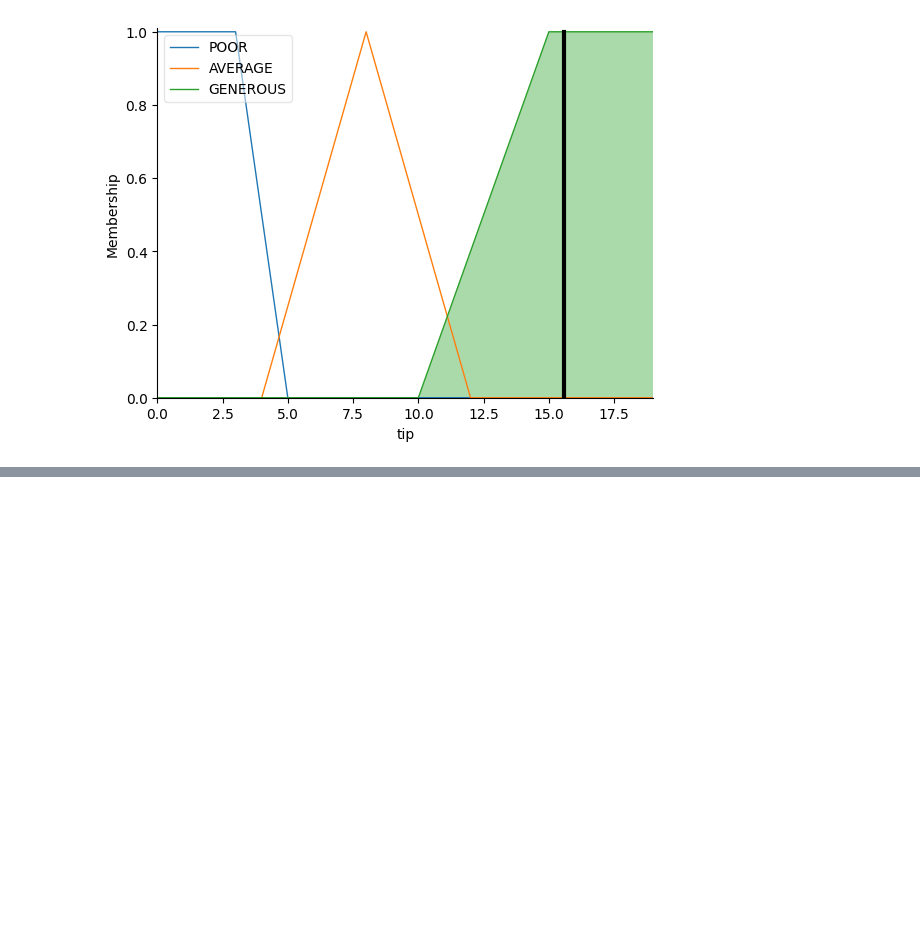
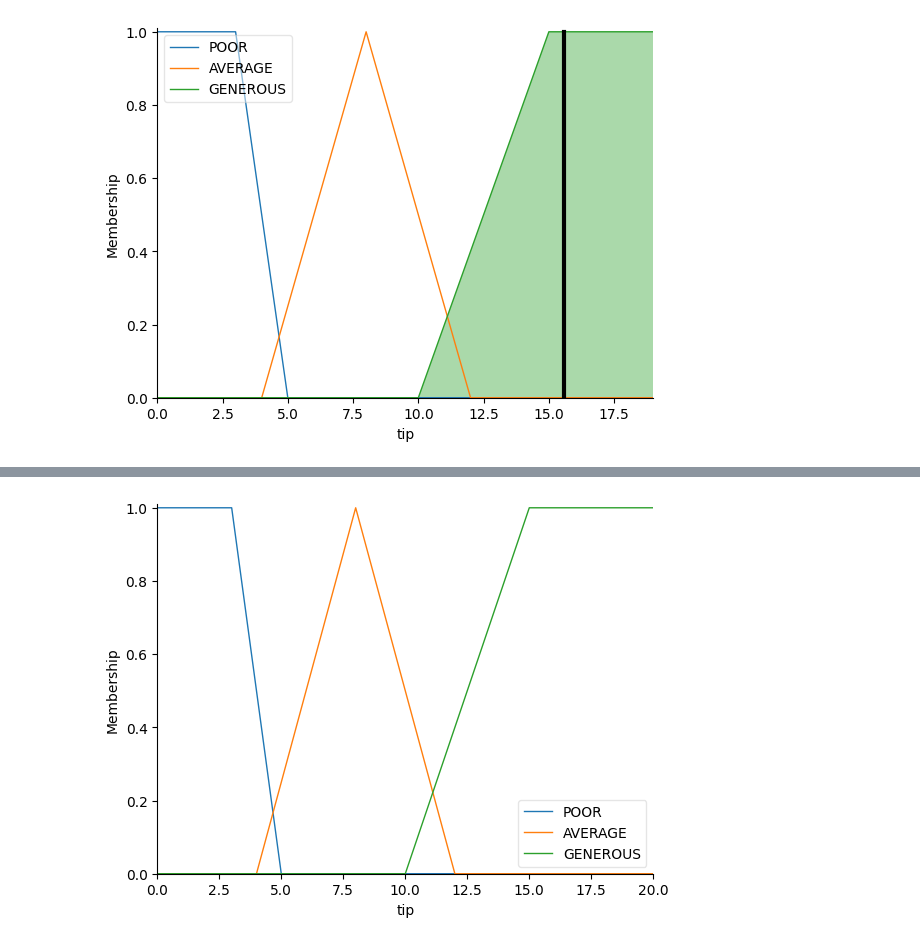
Before and after one commit to pppfkp/systemy_rozmyte, a Jupyter notebook: lab1/tipper.ipynb, the cells around one changed output, grey strips where cells are left out. Drawn from its saved outputs; the diff is of its cells as text; code cells hidden in the pictures; blank space fills up the shorter version.

```diff
--- a/lab1/tipper.ipynb
+++ b/lab1/tipper.ipynb
@@ -98,0 +125,8 @@ plt.plot(x, y5)
+# %%
+# funkcje przynależności do zmiennej wyjściowej
+tip['POOR'] = fuzz.trapmf(tip.universe, [0, 0, 3, 5])
+tip['AVERAGE'] = fuzz.trimf(tip.universe, [4, 8, 12])
+tip['GENEROUS'] = fuzz.trapmf(tip.universe, [10, 15, 20, 20])
+tip.view()
+# %% [output]
+[figure, added]
```
Also changed, not shown: parts of 18 cells of this notebook.
